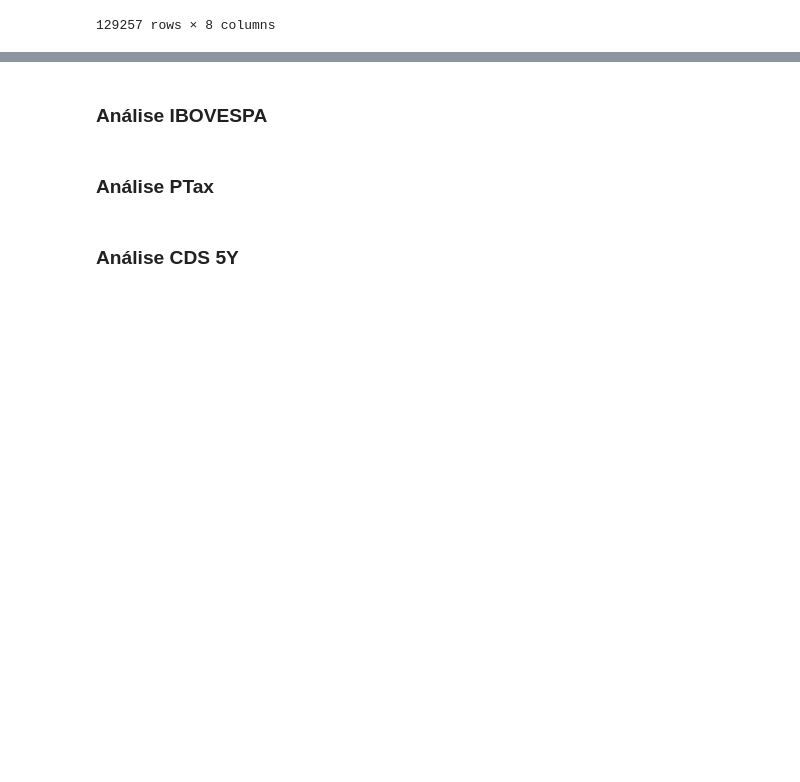
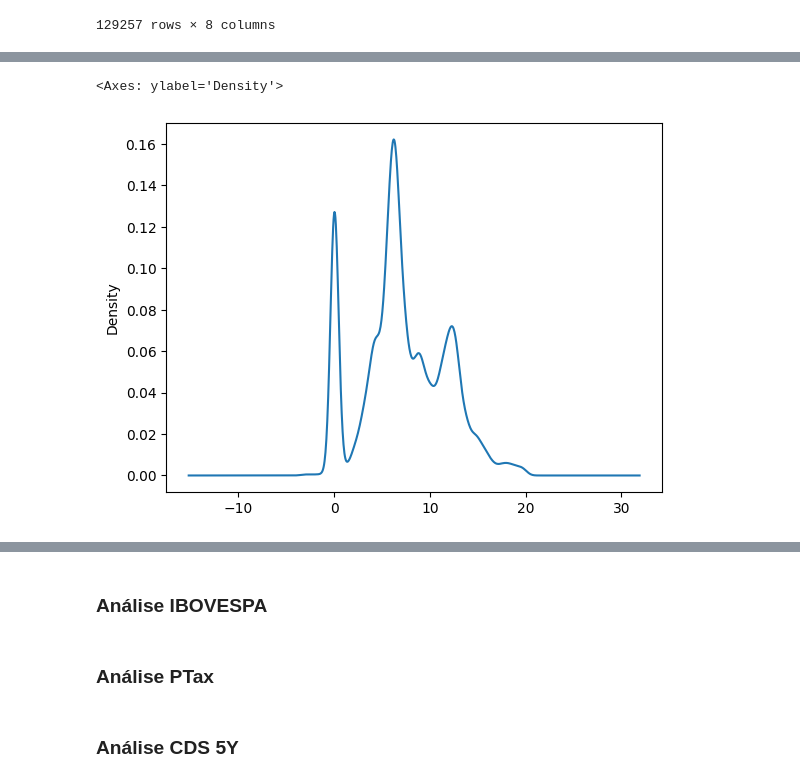
Before and after one commit to fppfurtado/mvp-pos-ciencia-de-dados, a Jupyter notebook: Projeto_MVP_Preditor_de_Preços_de_Títulos_Públicos_Federais.ipynb, the cells around one changed output, grey strips where cells are left out. Cells and saved outputs as stored; diff of their text form; code cells hidden in the pictures; blank space fills up the shorter version.

```diff
--- a/Projeto_MVP_Preditor_de_Preços_de_Títulos_Públicos_Federais.ipynb
+++ b/Projeto_MVP_Preditor_de_Preços_de_Títulos_Públicos_Federais.ipynb
@@ -136,0 +221,6 @@ historico_titulos.sort_values('Data Base', ascending = False)
+# %%
+# exibindo a função densidade de probabilidade do atributo 'Taxa Venda Manha'
+historico_titulos['Taxa Venda Manha'].plot(kind='density')
+# %% [output]
+<Axes: ylabel='Density'>
+[figure, added]
```
Also changed, not shown: parts of 23 cells of this notebook.
